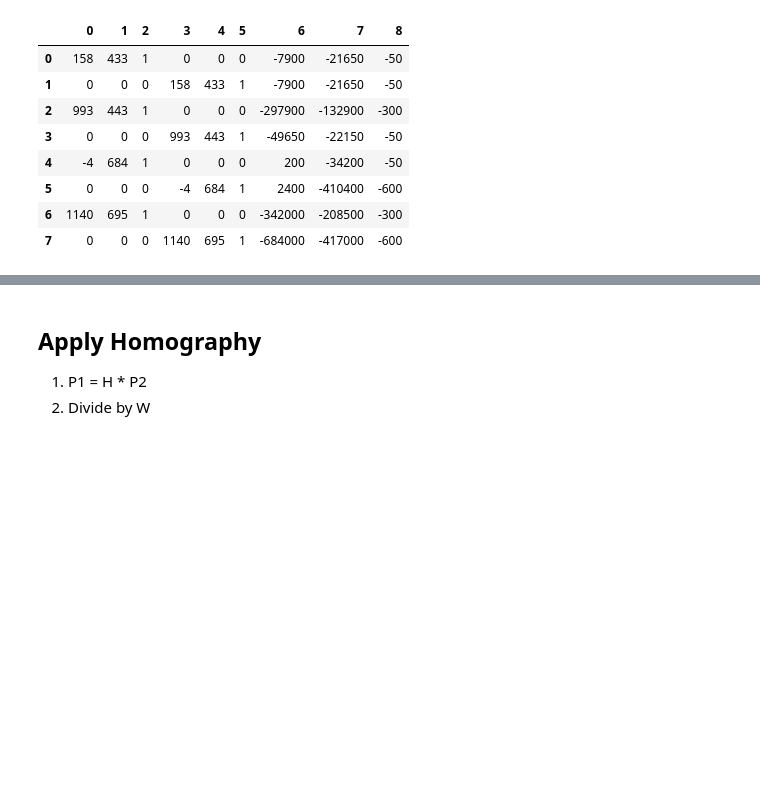
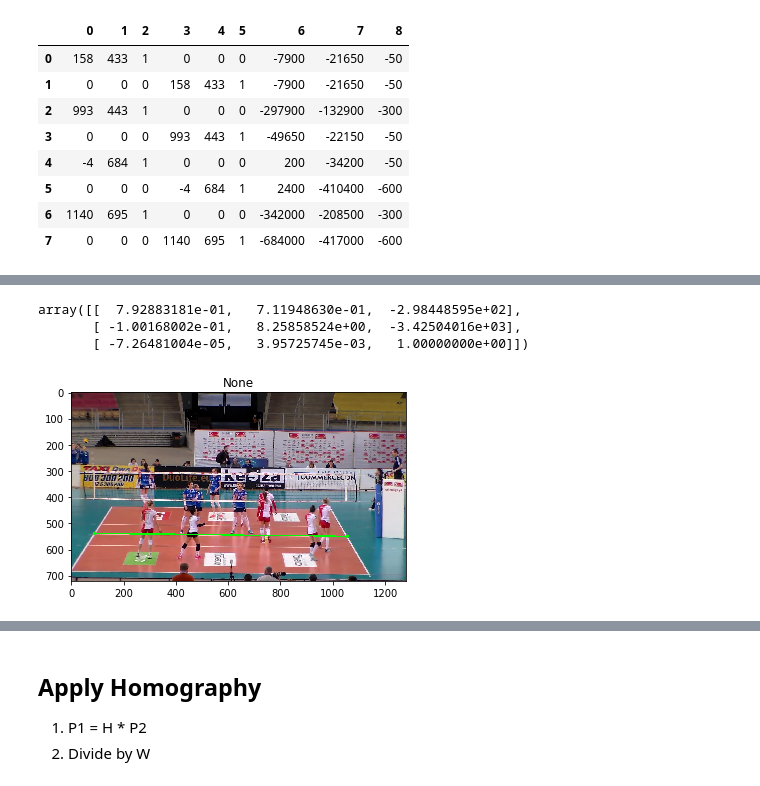
Before and after one commit to bfortuner/computer-vision, a Jupyter notebook: theory/Homography.ipynb, the cells around one changed output, grey strips where cells are left out. Saved outputs shown, nothing was run; the diff lists cells and outputs as text; code cells hidden in the pictures; blank space fills up the shorter version.

```diff
--- a/theory/Homography.ipynb
+++ b/theory/Homography.ipynb
@@ -648,0 +499,21 @@ This value should be close to zero: 4.43950431972e-14
+# %%
+'''
+pts_src and pts_dst are numpy arrays of points
+in source and destination images. We need at least
+4 corresponding points.
+
+Not sure this works...
+'''
+
+H, status = cv2.findHomography(
+    inner_court_img_corners,
+    inner_court_floor_corners)
+H
+# %% [output]
+array([[  7.92883181e-01,   7.11948630e-01,  -2.98448595e+02],
+       [ -1.00168002e-01,   8.25858524e+00,  -3.42504016e+03],
+       [ -7.26481004e-05,   3.95725745e-03,   1.00000000e+00]])
+# %%
+plot_img(img)
+# %% [output]
+[figure, added]
```
Also changed, not shown: parts of 36 cells of this notebook.
